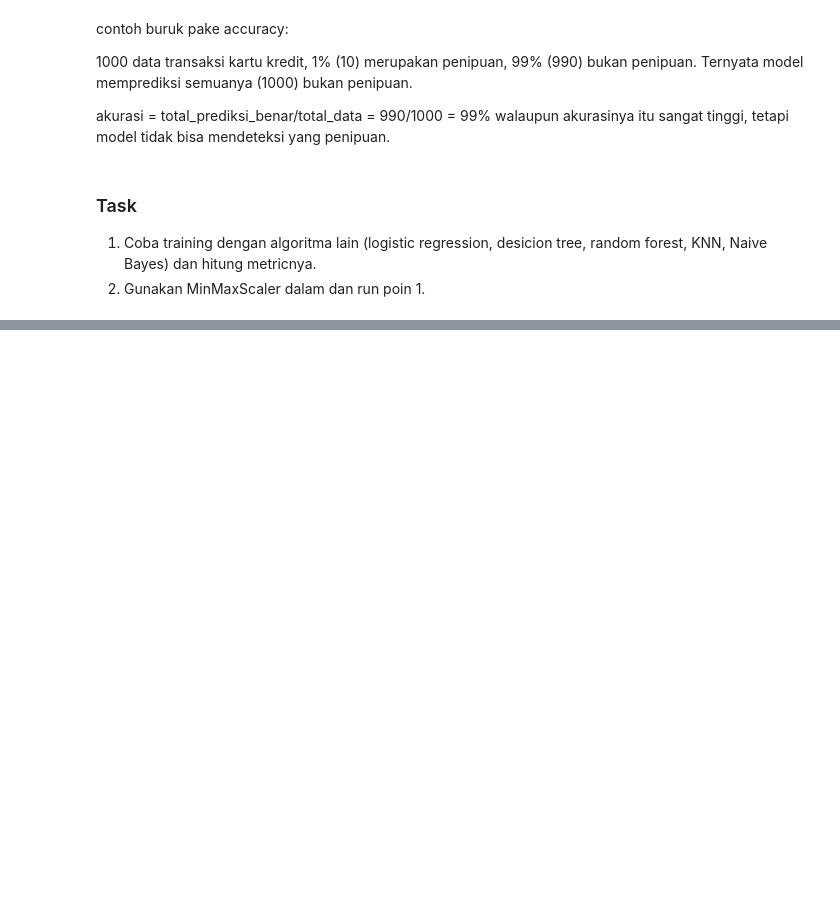
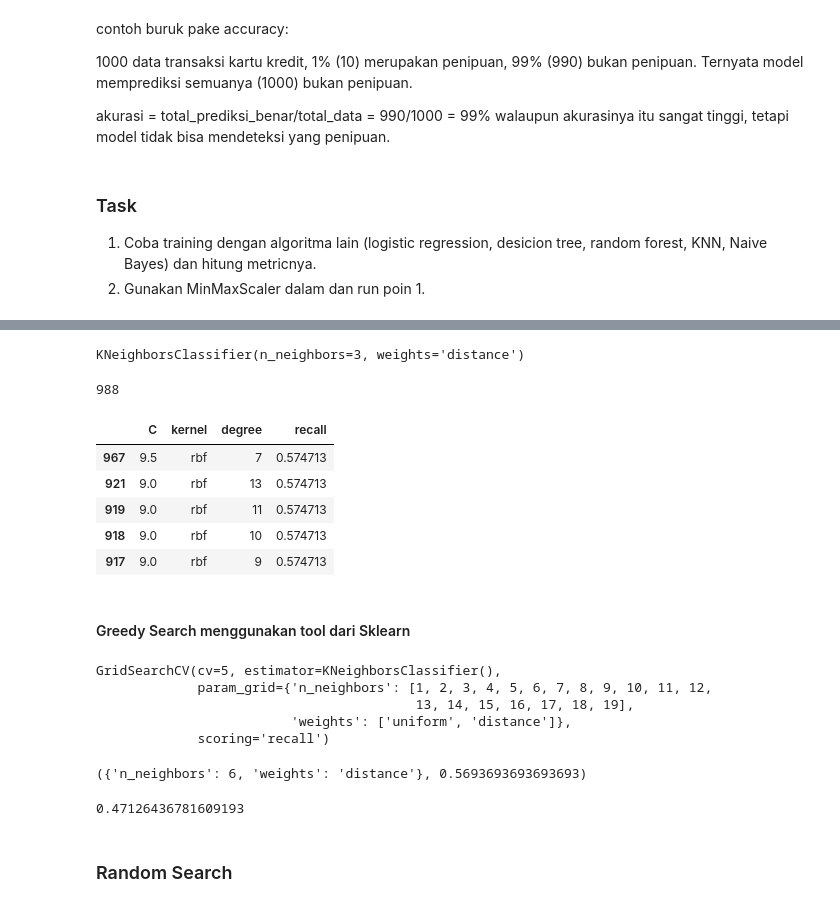
Before and after one commit to Khanifsaleh/pgi-data-science-materials, a Jupyter notebook: 5. Diabetes Classification.ipynb, the cells around one changed output, grey strips where cells are left out. Drawn from its saved outputs; the diff is of its cells as text; code cells hidden in the pictures; blank space fills up the shorter version.

Commit message:
adding parameter tuning methods

```diff
--- a/5. Diabetes Classification.ipynb
+++ b/5. Diabetes Classification.ipynb
@@ -379,0 +408,11 @@ walaupun akurasinya itu sangat tinggi, tetapi model tidak bisa mendeteksi yang p
+# %%
+records = []
+for w in ['uniform', 'distance']:
+    for n in range(1, 10):
+        model = KNeighborsClassifier(n_neighbors=n, weights=w)
+        model.fit(X_train, y_train)
+        y_test_pred = model.predict(X_test)
+        recall_test = recall_score(y_test, y_test_pred)
+        records.append({
+            'weights': w, 'n_neighbors': n, 'recall': recall_test
+        })
@@ -379,0 +428,63 @@ walaupun akurasinya itu sangat tinggi, tetapi model tidak bisa mendeteksi yang p
+# %%
+model = KNeighborsClassifier(n_neighbors=3, weights='distance')
+model.fit(X_train, y_train)
+# %% [output]
+KNeighborsClassifier(n_neighbors=3, weights='distance')
+# %%
+C_list = np.arange(0.5, 10, 0.5).tolist()
+# %%
+records = []
+for c in C_list:
+    for k in ['linear', 'poly', 'rbf', 'sigmoid']:
+        for d in range(2, 15):
+            model = SVC(C=c, kernel=k, degree=d)
+            model.fit(X_train, y_train)
+            y_test_pred = model.predict(X_test)
+            recall_test = recall_score(y_test, y_test_pred)
+            records.append({
+                'C': c, 'kernel': k, 'degree': d, 'recall': recall_test
+            })
+# %%
+len(records)
+# %% [output]
+988
+# %%
+pd.DataFrame(records).sort_values('recall', ascending=False).head()
+# %% [output]
+|  | C | kernel | degree | recall |
+| 967 | 9.5 | rbf | 7 | 0.574713 |
+| 921 | 9.0 | rbf | 13 | 0.574713 |
+| 919 | 9.0 | rbf | 11 | 0.574713 |
+| 918 | 9.0 | rbf | 10 | 0.574713 |
+| 917 | 9.0 | rbf | 9 | 0.574713 |
+# %% [markdown]
+#### Greedy Search menggunakan tool dari Sklearn
+# %%
+from sklearn.model_selection import GridSearchCV
+param_grid = {
+    'n_neighbors': list(range(1, 20)),
+    'weights': ['uniform', 'distance']
+}
+model = KNeighborsClassifier()
+grid_search = GridSearchCV(
+    estimator=model, param_grid=param_grid, scoring='recall', cv=5)
+grid_search.fit(X_train, y_train)
+# %% [output]
+GridSearchCV(cv=5, estimator=KNeighborsClassifier(),
+             param_grid={'n_neighbors': [1, 2, 3, 4, 5, 6, 7, 8, 9, 10, 11, 12,
+                                         13, 14, 15, 16, 17, 18, 19],
+                         'weights': ['uniform', 'distance']},
+             scoring='recall')
+# %%
+grid_search.best_params_, grid_search.best_score_
+# %% [output]
+({'n_neighbors': 6, 'weights': 'distance'}, 0.5693693693693693)
+# %%
+model = KNeighborsClassifier(**grid_search.best_params_)
+model.fit(X_train, y_train)
+y_pred_test = model.predict(X_test)
+recall_score(y_test, y_pred_test)
+# %% [output]
+0.47126436781609193
+# %% [markdown]
+### Random Search
```
Also changed, not shown: parts of 12 cells of this notebook.
